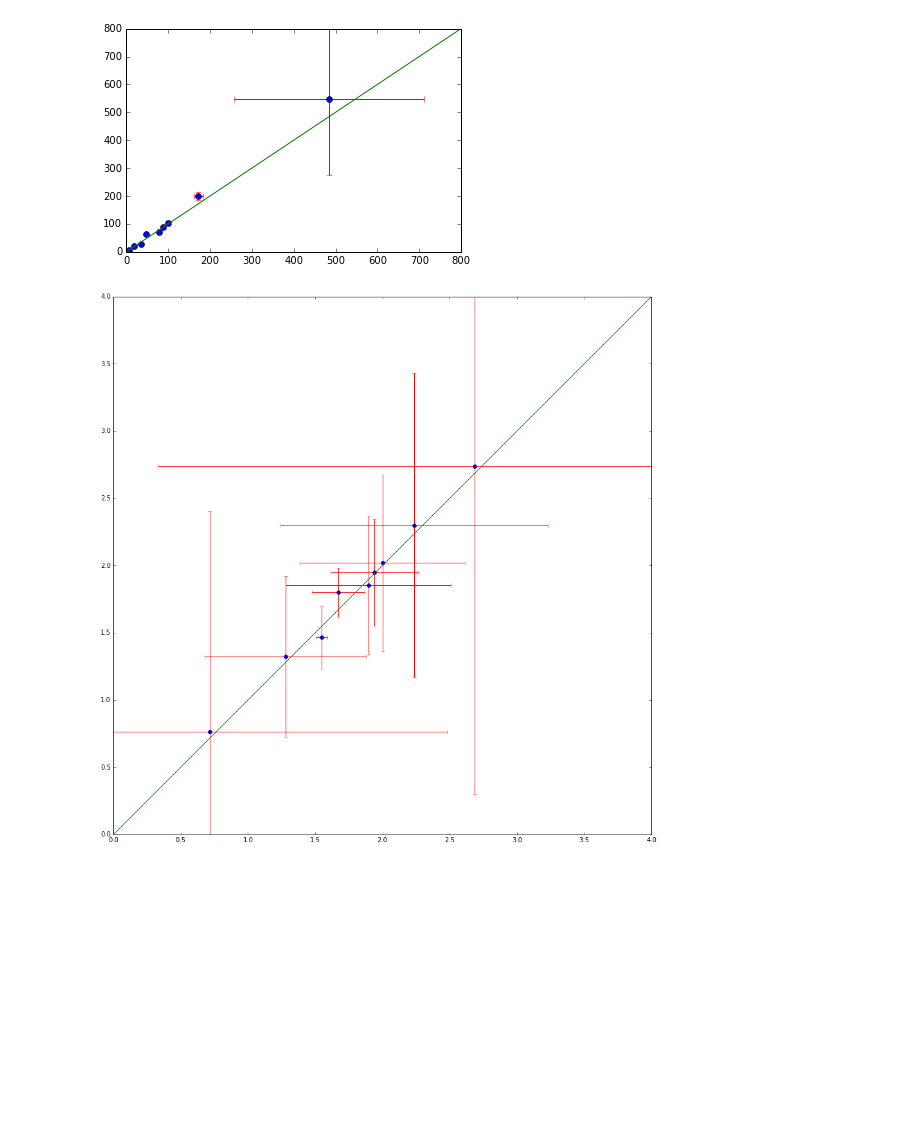
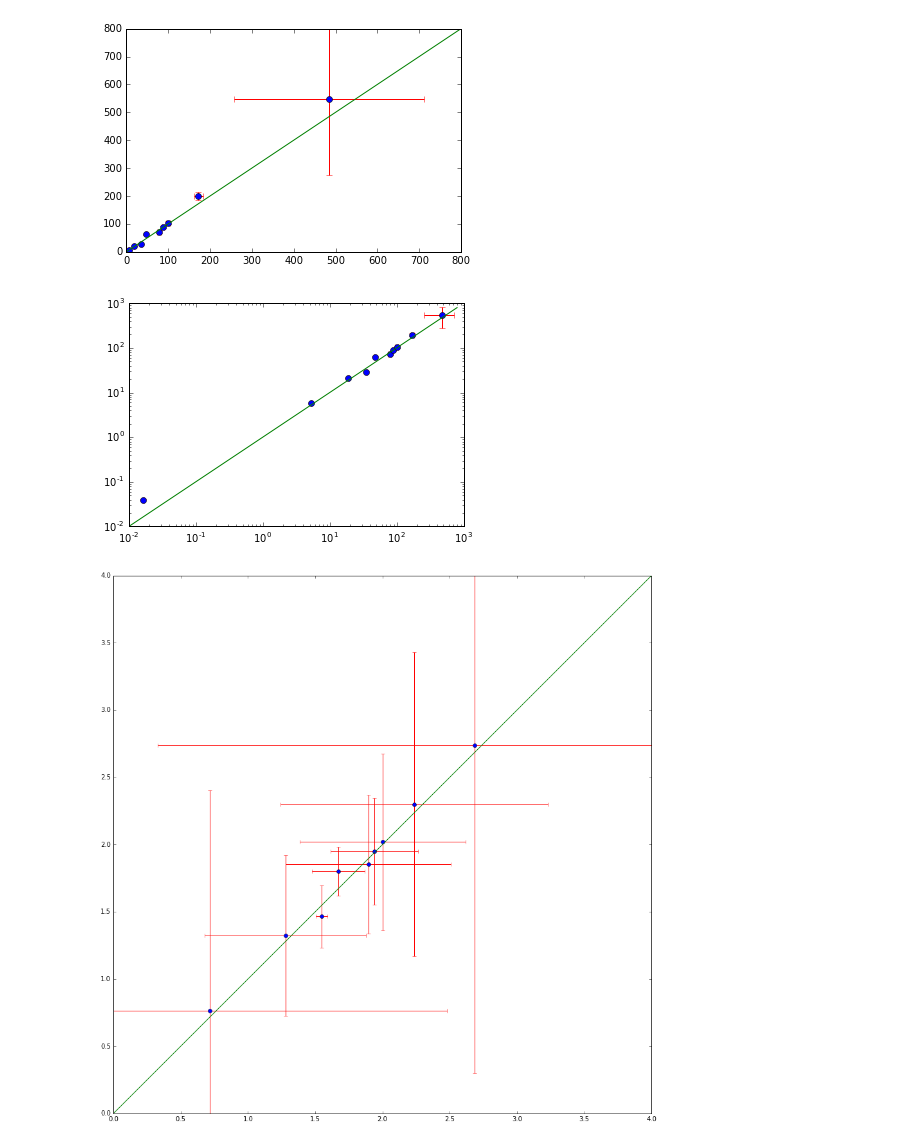
Before and after one commit to wadpac/millenniumcohort-acc, a Jupyter notebook: python/notebooks/Reproducibility.ipynb, the cells around one changed output. Saved outputs shown, nothing was run; the diff lists cells and outputs as text; code cells hidden in the pictures; blank space fills up the shorter version.

```diff
--- a/python/notebooks/Reproducibility.ipynb
+++ b/python/notebooks/Reproducibility.ipynb
@@ -93,6 +105,21 @@ plt.ylim(0, maxval)
 plt.show()
 # %% [output]
 [figure]
+# %%
+maxval = 800
+fig = plt.figure()
+ax = fig.add_subplot(111)
+ax.errorbar(x=params[('orig','mean')], y=params[('sub', 'mean')],
+             xerr=params[('orig','sigma')], yerr=params[('sub', 'sigma')],
+             fmt='o', ecolor='r')
+ax.plot(range(maxval), range(maxval))
+#ax.xlim(0, maxval)
+#ax.ylim(0, maxval)
+ax.set_xscale("log")
+ax.set_yscale("log")
+plt.show()
+# %% [output]
+[figure, added]
 # %%
 minval = -4
 maxval = 4
```
Also changed, not shown: parts of 17 cells of this notebook, 13 other files.
